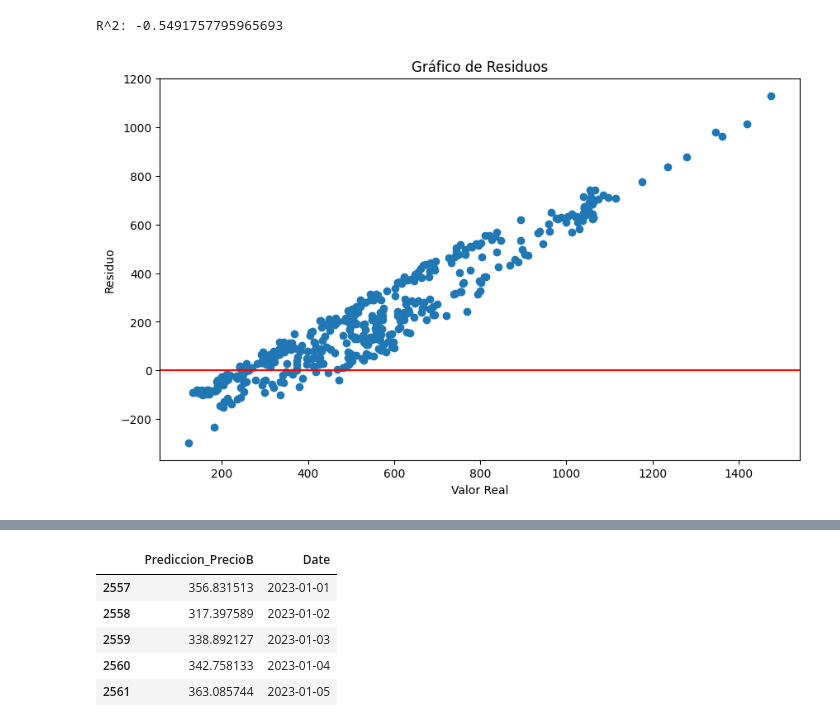
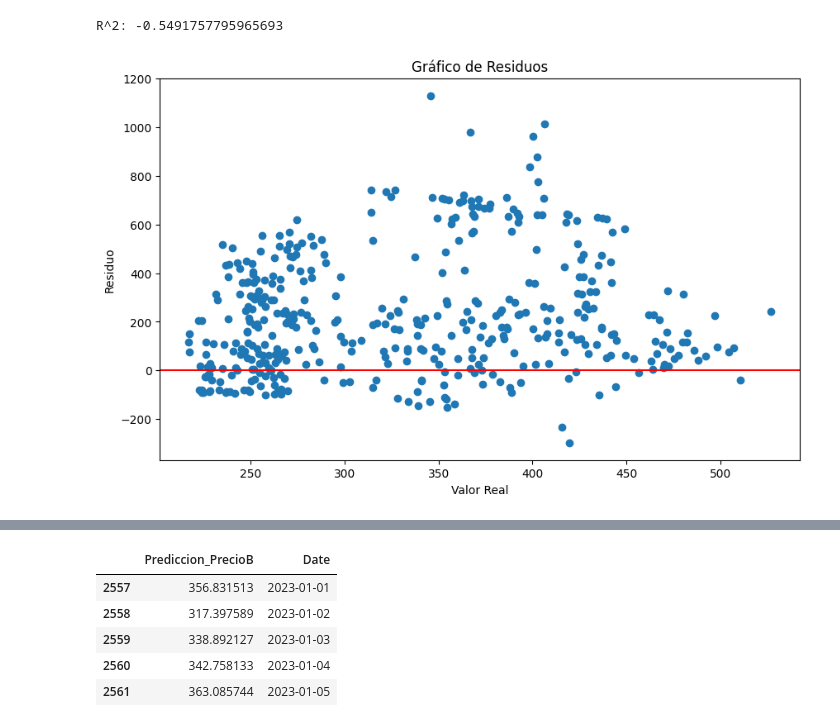
Before and after one commit to Yanalxis/Prediccion-del-precio-en-bolsa-de-la-energ-a-el-ctrica, a Jupyter notebook: Modelos/Random Forrest/trial0003.ipynb, the cells around one changed output, grey strips where cells are left out. Drawn from its saved outputs; the diff is of its cells as text; code cells hidden in the pictures.

```diff
--- a/Modelos/Random Forrest/trial0003.ipynb
+++ b/Modelos/Random Forrest/trial0003.ipynb
@@ -396,13 +396,13 @@ residuos_future = precioB_future - predicciones_futuras
 # %%
 # Crear el gráfico de residuos
 plt.figure(figsize=(10,6))
-plt.scatter(precioB_future, residuos_future)
+plt.scatter(predicciones_futuras, residuos_future)
 plt.axhline(y=0, color='r', linestyle='-')
 plt.xlabel('Valor Real')
 plt.ylabel('Residuo')
 plt.title('Gráfico de Residuos')
 plt.show()
 # %% [output]
-[figure, old version]
+[figure, new version]
 # %%
 #Gráfico de dispersión de valores reales vs. predichos
```
Also changed, not shown: parts of 1 cell of this notebook, 1 other file.
